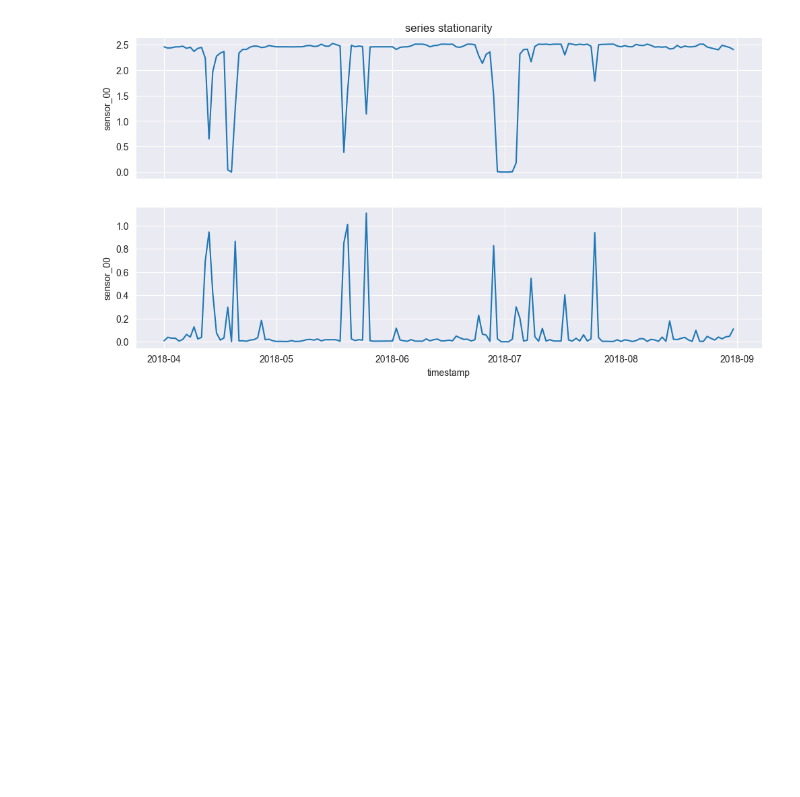
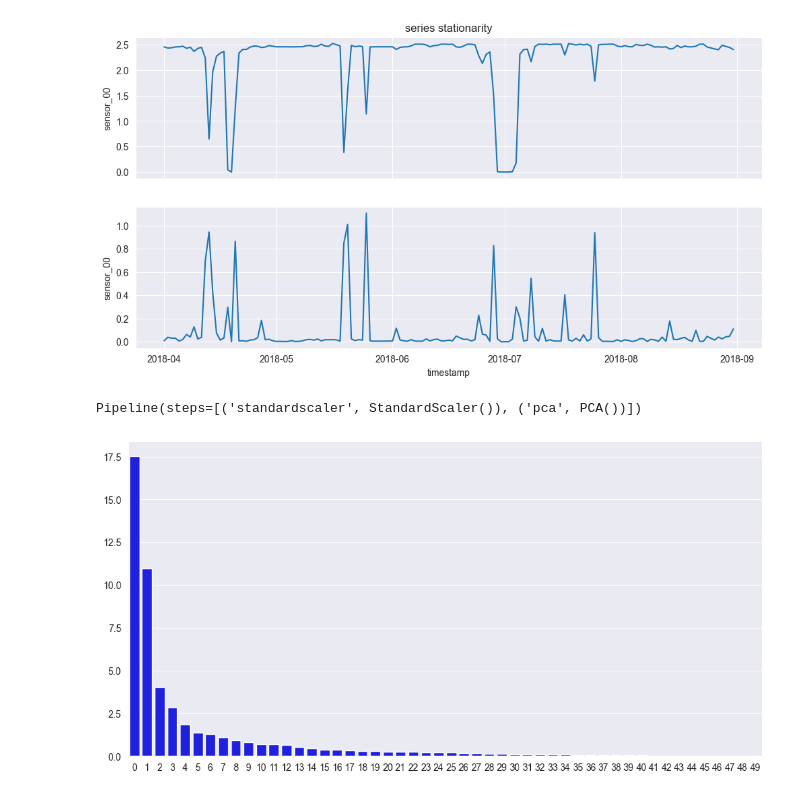
Before and after one commit to nitishsingh158/energy_consumption_clustering, a Jupyter notebook: energy_clustering.ipynb, the cells around one changed output. Saved outputs shown, nothing was run; the diff lists cells and outputs as text; code cells hidden in the pictures; blank space fills up the shorter version.

```diff
--- a/energy_clustering.ipynb
+++ b/energy_clustering.ipynb
@@ -324,0 +335,13 @@ Text(0.5, 1.0, 'series stationarity')
+# %%
+# scale the data
+scaler = StandardScaler()
+pca = PCA()
+pipeline = make_pipeline(scaler, pca)
+pipeline.fit(x)
+# %% [output]
+Pipeline(steps=[('standardscaler', StandardScaler()), ('pca', PCA())])
+# %%
+fig, ax = plt.subplots(1,1, figsize=(12, 6))
+sns.barplot(x=list(range(pca.n_components_)), y=pca.explained_variance_, ax=ax, color="blue");
+# %% [output]
+[figure, added]
```
Also changed, not shown: parts of 8 cells of this notebook.
